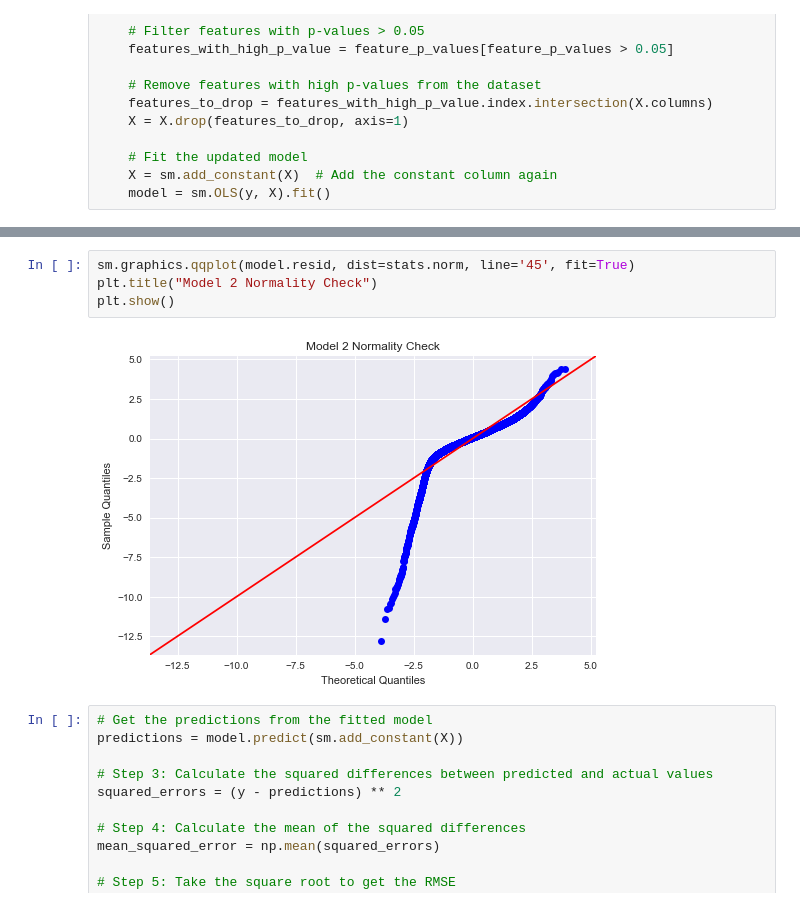
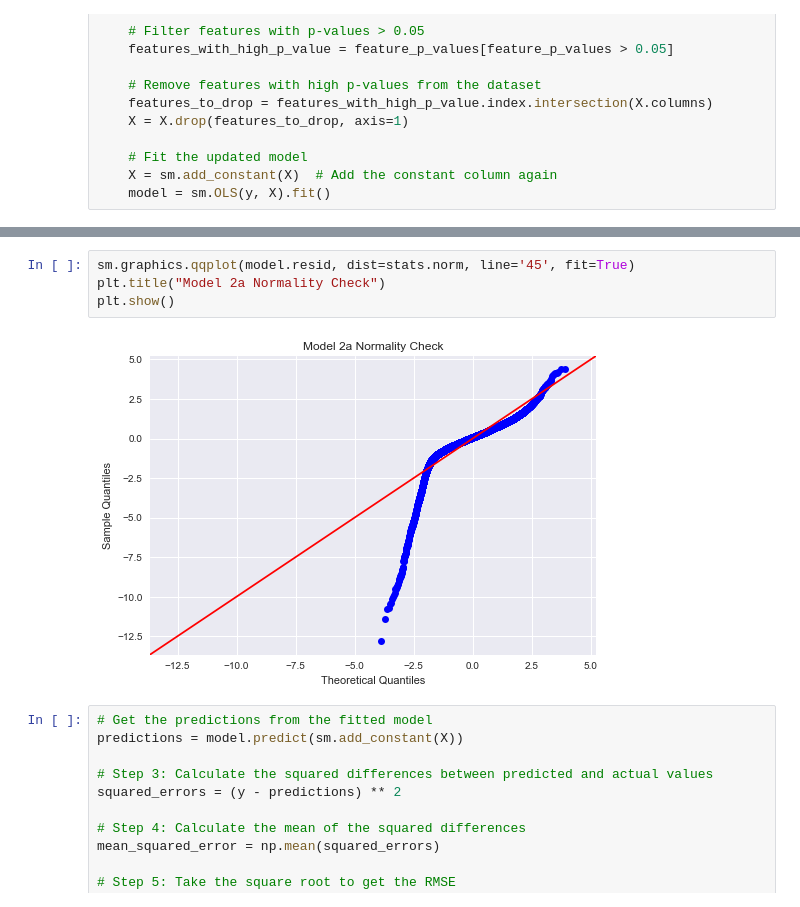
Before and after one commit to cristopher-d-delgado/Project_Linear_Regression_King_County, a Jupyter notebook: notebooks/modeling.ipynb, the cells around one changed output, grey strips where cells are left out. Cells and saved outputs as stored; diff of their text form.

```diff
--- a/notebooks/modeling.ipynb
+++ b/notebooks/modeling.ipynb
@@ -830,10 +830,10 @@ plt.show()
 [figure]
 # %%
 sm.graphics.qqplot(model.resid, dist=stats.norm, line='45', fit=True)
-plt.title("Model 2 Normality Check")
+plt.title("Model 2a Normality Check")
 plt.show()
 # %% [output]
-[figure, old version]
+[figure, new version]
 # %%
 # Get the predictions from the fitted model
 predictions = model.predict(sm.add_constant(X))
```
Also changed, not shown: parts of 16 cells of this notebook, 1 other file.
